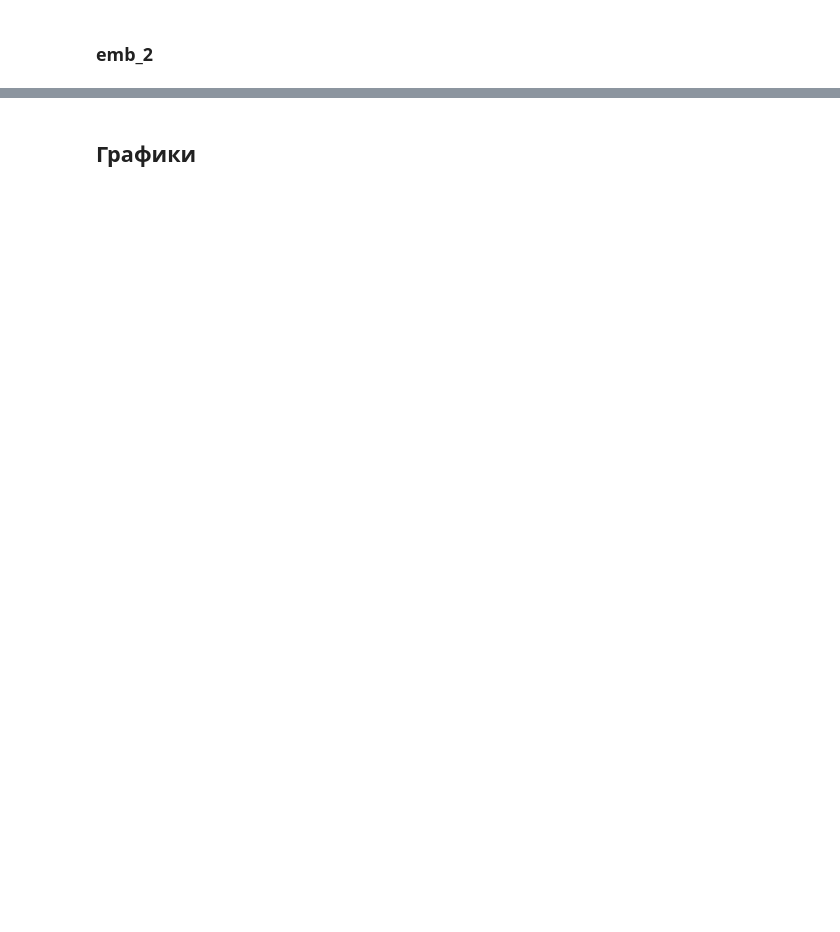
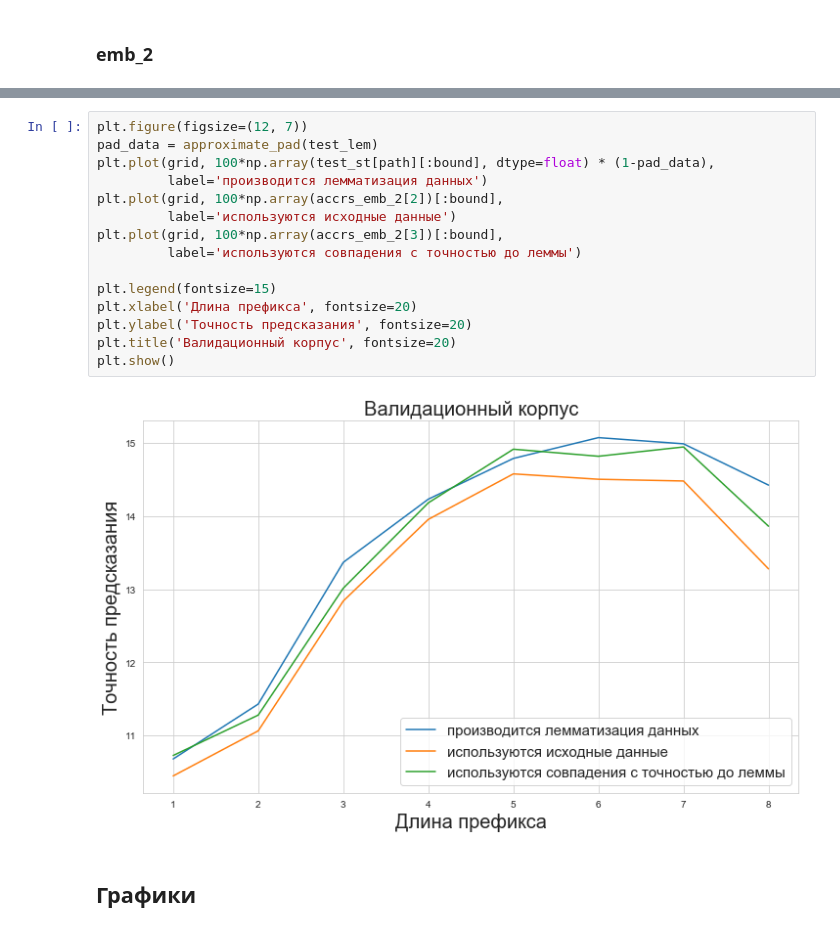
Before and after one commit to DariaGusarova/experiments, a Jupyter notebook: lemmatization+top_n+training_corpus?.ipynb, the cells around one changed output, grey strips where cells are left out. Saved outputs shown, nothing was run; the diff lists cells and outputs as text; blank space fills up the shorter version.

```diff
--- a/lemmatization+top_n+training_corpus?.ipynb
+++ b/lemmatization+top_n+training_corpus?.ipynb
@@ -325,2 +373,19 @@ for i, data in enumerate([train, test]):
+# %%
+plt.figure(figsize=(12, 7))
+pad_data = approximate_pad(test_lem)
+plt.plot(grid, 100*np.array(test_st[path][:bound], dtype=float) * (1-pad_data),
+         label='производится лемматизация данных')
+plt.plot(grid, 100*np.array(accrs_emb_2[2])[:bound],
+         label='используются исходные данные')
+plt.plot(grid, 100*np.array(accrs_emb_2[3])[:bound],
+         label='используются совпадения с точностью до леммы')
+
+plt.legend(fontsize=15)
+plt.xlabel('Длина префикса', fontsize=20)
+plt.ylabel('Точность предсказания', fontsize=20)
+plt.title('Валидационный корпус', fontsize=20)
+plt.show()
+# %% [output]
+[figure, added]
 # %% [markdown]
 ## Графики
```
Also changed, not shown: parts of 14 cells of this notebook, 7 other files.
